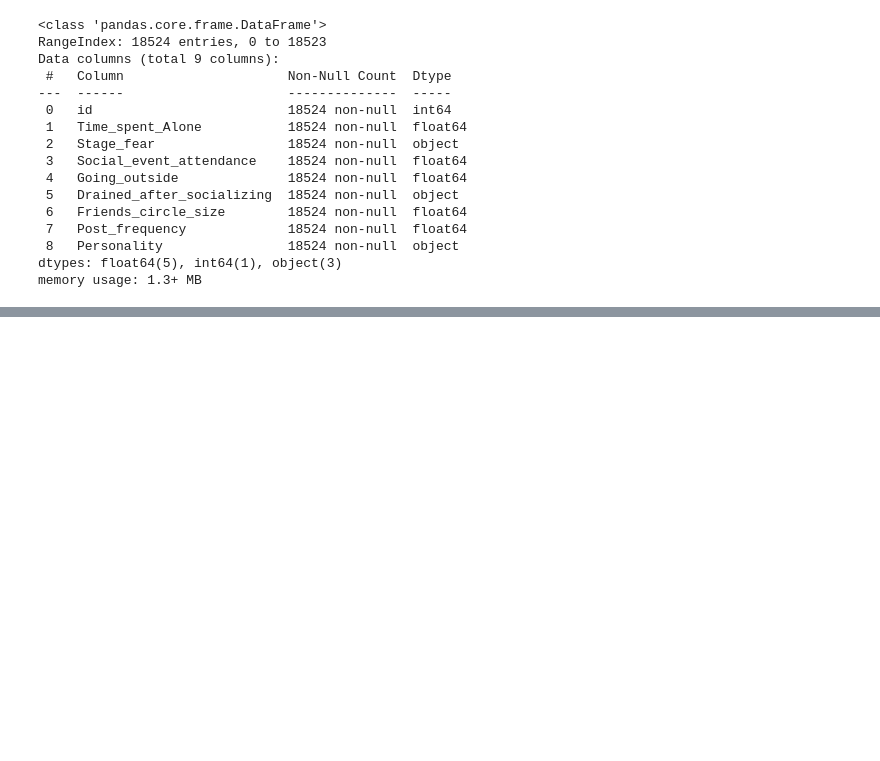
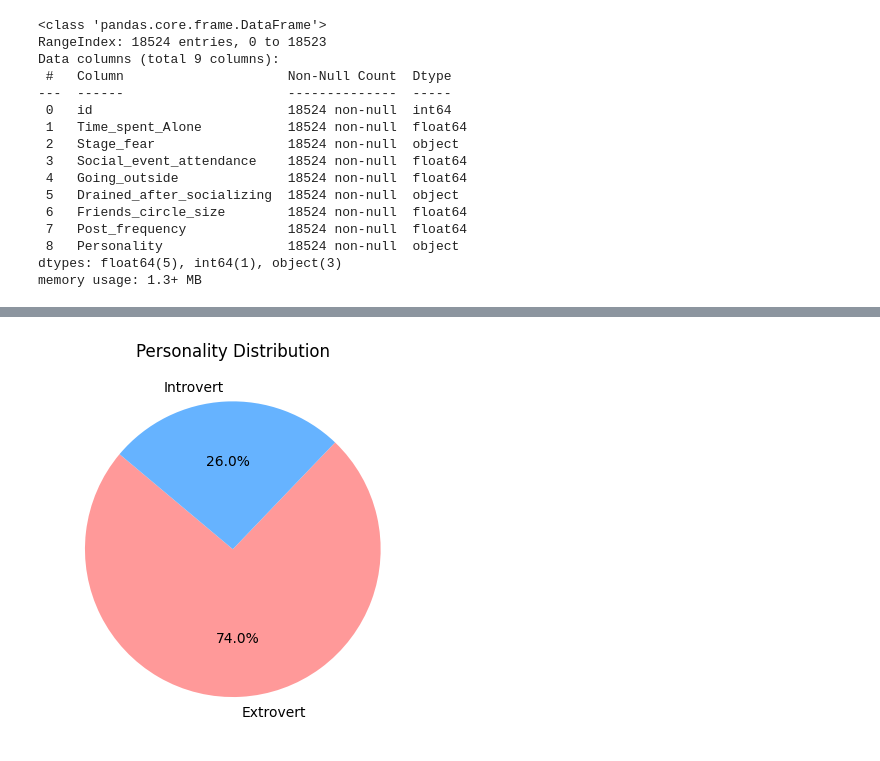
Before and after one commit to kokilagaurav/introvert_extrovert_analysis, a Jupyter notebook: notebook.ipynb, the cells around one changed output, grey strips where cells are left out. Drawn from its saved outputs; the diff is of its cells as text; code cells hidden in the pictures; blank space fills up the shorter version.

```diff
--- a/notebook.ipynb
+++ b/notebook.ipynb
@@ -157,0 +187,6 @@ memory usage: 1.3+ MB
+# %%
+plt.pie(df['Personality'].value_counts(), labels=df['Personality'].unique(), autopct='%1.1f%%', startangle=140, colors=['#ff9999','#66b3ff'])
+plt.title('Personality Distribution')
+plt.show()
+# %% [output]
+[figure, added]
```
Also changed, not shown: parts of 14 cells of this notebook.
